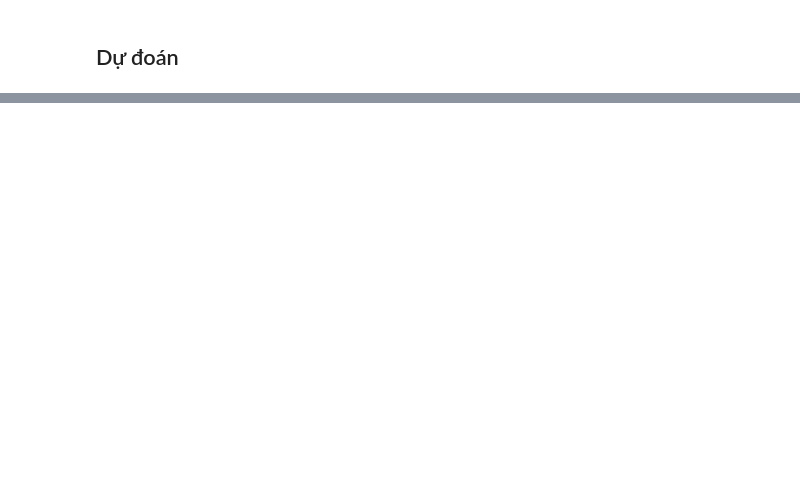
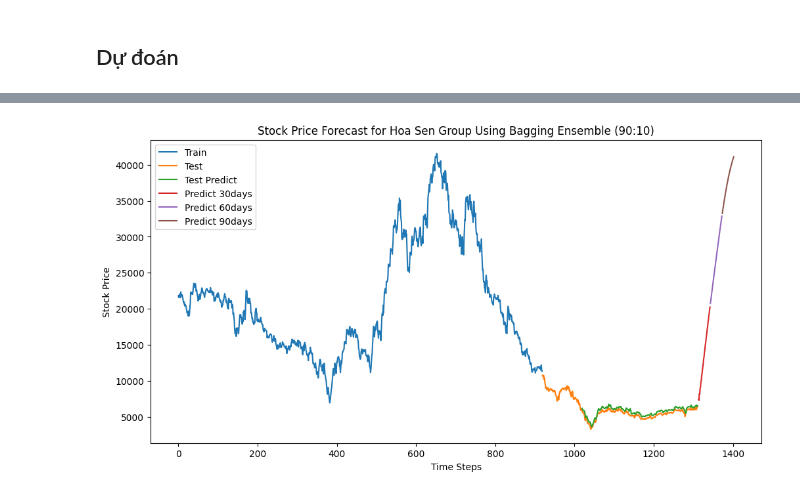
Before and after one commit to xuanquynhle/IS403.O21.HTCL_Team5, a Jupyter notebook: BaggingModel/HSG_BaggingRNN_90_10.ipynb, the cells around one changed output, grey strips where cells are left out. Drawn from its saved outputs; the diff is of its cells as text; code cells hidden in the pictures; blank space fills up the shorter version.

```diff
--- a/BaggingModel/HSG_BaggingRNN_90_10.ipynb
+++ b/BaggingModel/HSG_BaggingRNN_90_10.ipynb
@@ -137 +175,31 @@ Testing MSE: 0.25098460899507957
+# %%
+
+# Plot the data
+plt.figure(figsize=(12, 6))
+
+# Plot the training data
+train_data_index = pd.RangeIndex(start=0, stop=train_size, step=1)
+plt.plot(train_data_index, scaler.inverse_transform(train_data), label='Train')
+
+# Plot the testing data
+test_data_index = pd.RangeIndex(start=train_size, stop=train_size + test_size, step=1)
+plt.plot(test_data_index, scaler.inverse_transform(test_data), label='Test')
+
+
+# Plot test predictions
+plt.plot(test_predict_df.index, test_predict_df['Adj Close'], label='Test Predict')
+
+# Plot next 90 days predictions
+plt.plot(next_90_days_df.index[:30], next_90_days_df['Adj Close'][:30], label='Next 30 days')
+plt.plot(next_90_days_df.index[30:60], next_90_days_df['Adj Close'][30:60], label='Next 60 days')
+plt.plot(next_90_days_df.index[60:], next_90_days_df['Adj Close'][60:], label='Next 90 days')
+
+# Add title and labels
+plt.title('Stock Price Forecast for Hoa Sen Group Using Bagging Ensemble (90:10)')
+plt.xlabel('Time Steps')
+plt.ylabel('Stock Price')
+plt.legend(['Train', 'Test', 'Test Predict', 'Predict 30days', 'Predict 60days', 'Predict 90days'])
+plt.show()
+# %% [output]
+[figure, added]
 # %%
```
Also changed, not shown: parts of 9 cells of this notebook, 12 other files.
